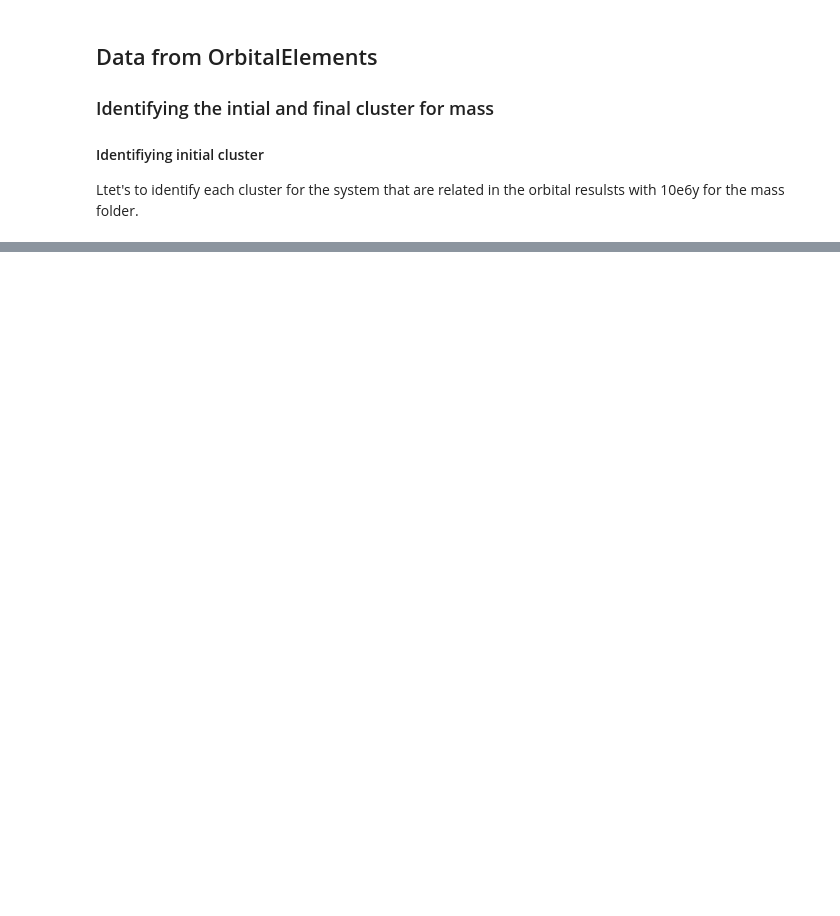
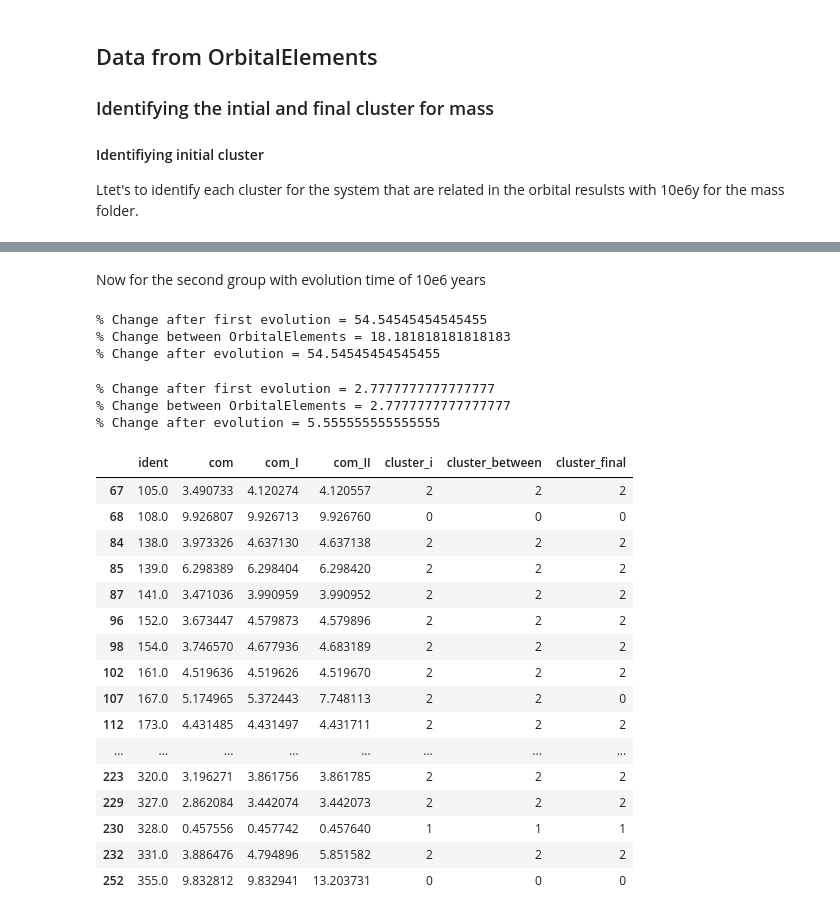
Before and after one commit to fjbautistas/GMM_sim, a Jupyter notebook: GMM_Cluster_sim.ipynb, the cells around one changed output, grey strips where cells are left out. Drawn from its saved outputs; the diff is of its cells as text; code cells hidden in the pictures; blank space fills up the shorter version.

Commit message:
estudio de cambio de cluster

```diff
--- a/GMM_Cluster_sim.ipynb
+++ b/GMM_Cluster_sim.ipynb
@@ -250,2 +233,0 @@ new_label = clusters.gmm.predict(np.log10(com_a).reshape(-1,1))
-# %%
-df.insert(5, "cluster_a", new_label)
@@ -282,0 +287,12 @@ for i in range(len(df)):
+# %%
+def clustering(path, folder, clusters):
+
+    Orb_Element = CoM_OrbitalElement(path, folder)
+
+    com_I  = [Orb_Element[1][k][1] for k in range(len(Orb_Element[0]))]
+    com_II = [Orb_Element[1][k][2] for k in range(len(Orb_Element[0]))]
+
+    new_label_I  = clusters.gmm.predict(np.log10(np.array(com_I)).reshape(-1,1))
+    new_label_II = clusters.gmm.predict(np.log10(np.array(com_II)).reshape(-1,1))
+
+    return(com_I, com_II, new_label_I, new_label_II)
@@ -282,0 +302,27 @@ for i in range(len(df)):
+# %%
+def new_frame(frame, path, folder, clusters):
+
+    Orb_Element = CoM_OrbitalElement(path, folder)   # Calls the previous functions
+    cluster = clustering(path,folder, clusters)
+
+    df = frame.loc[frame["ident"].isin(Orb_Element[0])]
+    df.insert(3, "com_I", np.array(cluster[0])); df.insert(4, "com_II", np.array(cluster[1]))
+    df.insert(5, "cluster_between", np.array(cluster[2])); df.insert(4, "cluster_final", np.array(cluster[3]))
+
+    df = df[["ident","com", "com_I", "com_II", "cluster_i", "cluster_between", "cluster_final"]]
+
+    count1, count2, countF = 0, 0, 0
+
+    for i in range(len(df)):
+        if df["cluster_i"].values[i] != df["cluster_between"].values[i]:
+            count1 += 1
+        if df["cluster_between"].values[i] != df["cluster_final"].values[i]:
+            count2 += 1
+        if df["cluster_i"].values[i] != df["cluster_final"].values[i]:
+            countF += 1
+
+    print("% Change after first evolution = "+str(round(count1*100)/len(df)))
+    print("% Change between OrbitalElements = "+str((count2*100)/len(df)))
+    print("% Change after evolution = "+str((countF*100)/len(df)))
+
+    return(df)
@@ -282,0 +357,33 @@ for i in range(len(df)):
+# %% [markdown]
+Now for the second group with evolution time of 10e6 years
+# %%
+G2_distance = new_frame(dn,path_2,folder[0],clusters)
+#G2_distance
+# %% [output]
+% Change after first evolution = 54.54545454545455
+% Change between OrbitalElements = 18.181818181818183
+% Change after evolution = 54.54545454545455
+# %%
+G2_eccentricity = new_frame(dn,path_2,folder[1],clusters)
+G2_eccentricity
+# %% [output]
+% Change after first evolution = 2.7777777777777777
+% Change between OrbitalElements = 2.7777777777777777
+% Change after evolution = 5.555555555555555
+|  | ident | com | com_I | com_II | cluster_i | cluster_between | cluster_final |
+| 67 | 105.0 | 3.490733 | 4.120274 | 4.120557 | 2 | 2 | 2 |
+| 68 | 108.0 | 9.926807 | 9.926713 | 9.926760 | 0 | 0 | 0 |
+| 84 | 138.0 | 3.973326 | 4.637130 | 4.637138 | 2 | 2 | 2 |
+| 85 | 139.0 | 6.298389 | 6.298404 | 6.298420 | 2 | 2 | 2 |
+| 87 | 141.0 | 3.471036 | 3.990959 | 3.990952 | 2 | 2 | 2 |
+| 96 | 152.0 | 3.673447 | 4.579873 | 4.579896 | 2 | 2 | 2 |
+| 98 | 154.0 | 3.746570 | 4.677936 | 4.683189 | 2 | 2 | 2 |
+| 102 | 161.0 | 4.519636 | 4.519626 | 4.519670 | 2 | 2 | 2 |
+| 107 | 167.0 | 5.174965 | 5.372443 | 7.748113 | 2 | 2 | 0 |
+| 112 | 173.0 | 4.431485 | 4.431497 | 4.431711 | 2 | 2 | 2 |
+| ... | ... | ... | ... | ... | ... | ... | ... |
+| 223 | 320.0 | 3.196271 | 3.861756 | 3.861785 | 2 | 2 | 2 |
+| 229 | 327.0 | 2.862084 | 3.442074 | 3.442073 | 2 | 2 | 2 |
+| 230 | 328.0 | 0.457556 | 0.457742 | 0.457640 | 1 | 1 | 1 |
+| 232 | 331.0 | 3.886476 | 4.794896 | 5.851582 | 2 | 2 | 2 |
+| 252 | 355.0 | 9.832812 | 9.832941 | 13.203731 | 0 | 0 | 0 |
```
Also changed, not shown: parts of 27 cells of this notebook.
